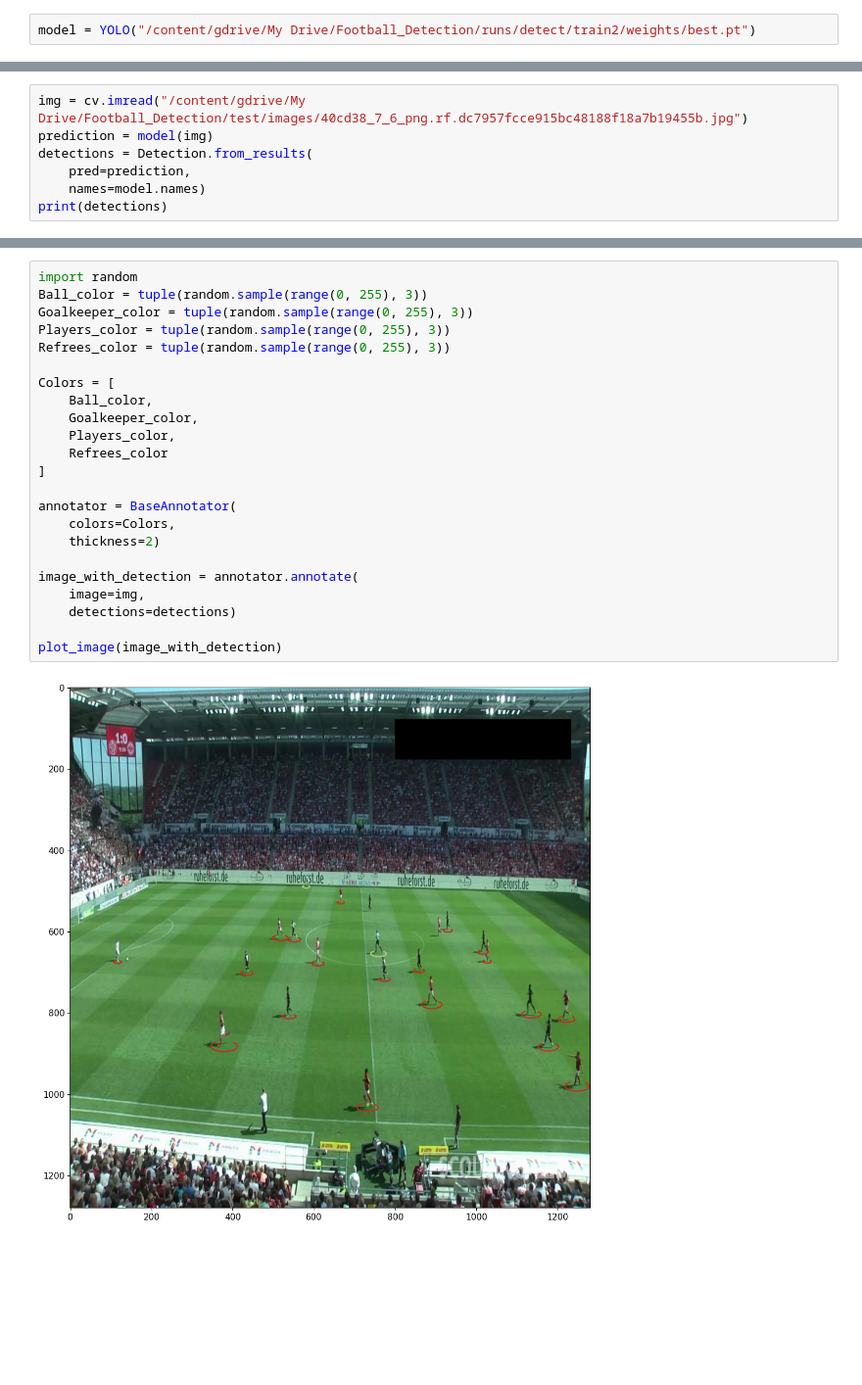
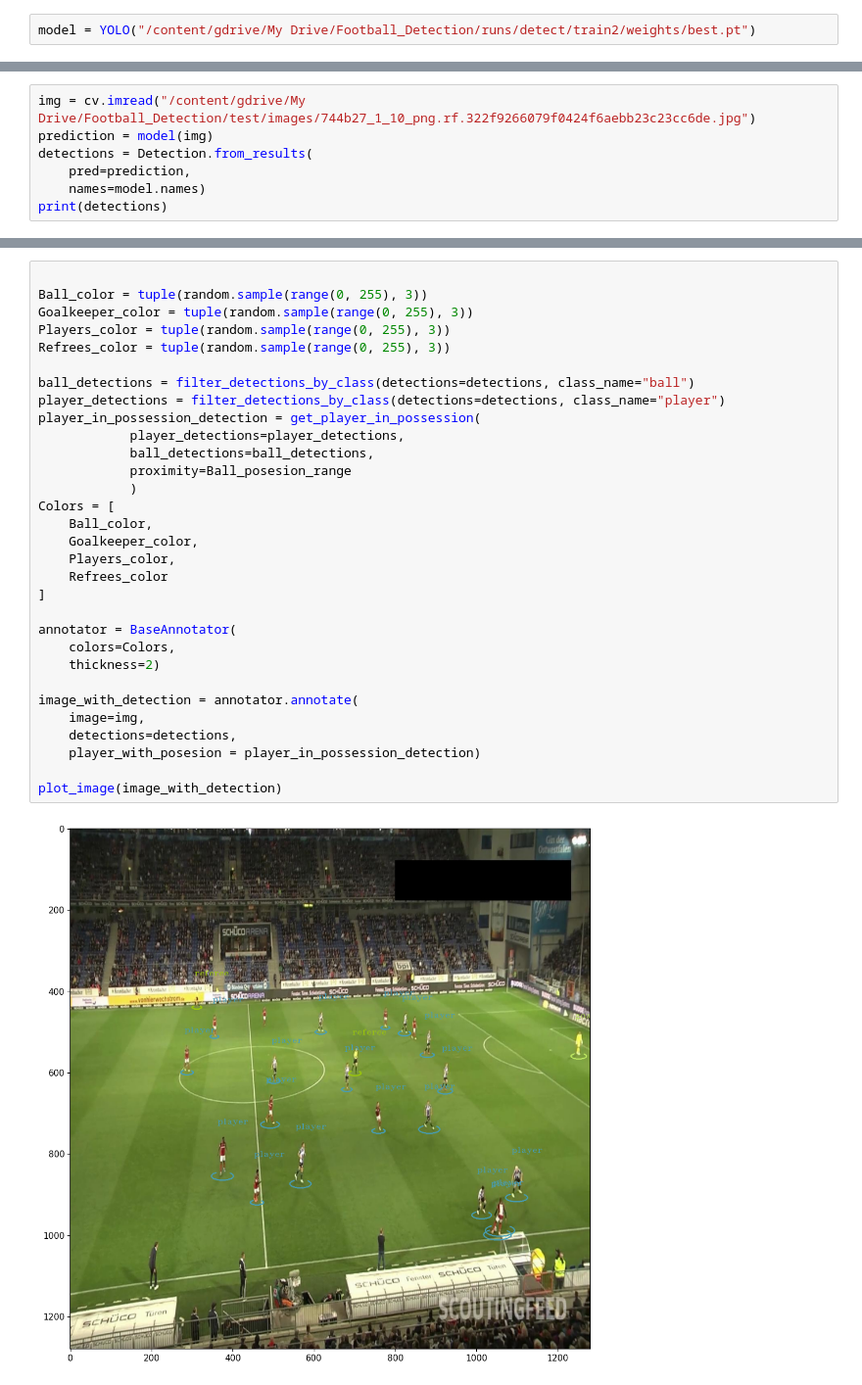
Before and after one commit to DenyT17/Football_Object_Detection, a Jupyter notebook: Football_Object_Detection_Testing.ipynb, the cells around one changed output, grey strips where cells are left out. Shown at 98% size. Drawn from its saved outputs; the diff is of its cells as text; blank space fills up the shorter version.

```diff
--- a/Football_Object_Detection_Testing.ipynb
+++ b/Football_Object_Detection_Testing.ipynb
@@ -101,7 +85,7 @@ class Detection:
             ))
         return result
 # %%
-img = cv.imread("/content/gdrive/My Drive/Football_Detection/test/images/40cd38_7_6_png.rf.dc7957fcce915bc48188f18a7b19455b.jpg")
+img = cv.imread("/content/gdrive/My Drive/Football_Detection/test/images/744b27_1_10_png.rf.322f9266079f0424f6aebb23c23cc6de.jpg")
 prediction = model(img)
 detections = Detection.from_results(
     pred=prediction,
@@ -158,27 +218,35 @@ def plot_image(image: np.ndarray, size: int = 12) -> None:
   plt.imshow(image[...,::-1])
   plt.show()
 # %%
-import random
+
 Ball_color = tuple(random.sample(range(0, 255), 3))
 Goalkeeper_color = tuple(random.sample(range(0, 255), 3))
 Players_color = tuple(random.sample(range(0, 255), 3))
 Refrees_color = tuple(random.sample(range(0, 255), 3))
 
+ball_detections = filter_detections_by_class(detections=detections, class_name="ball")
+player_detections = filter_detections_by_class(detections=detections, class_name="player")
+player_in_possession_detection = get_player_in_possession(
+            player_detections=player_detections,
+            ball_detections=ball_detections,
+            proximity=Ball_posesion_range
+            )
 Colors = [
     Ball_color,
     Goalkeeper_color,
     Players_color,
     Refrees_color
 ]
 
 annotator = BaseAnnotator(
     colors=Colors,
     thickness=2)
 
 image_with_detection = annotator.annotate(
     image=img,
-    detections=detections)
+    detections=detections,
+    player_with_posesion = player_in_possession_detection)
 
 plot_image(image_with_detection)
 # %% [output]
-[figure, old version]
+[figure, new version]
```
Also changed, not shown: parts of 9 cells of this notebook.
